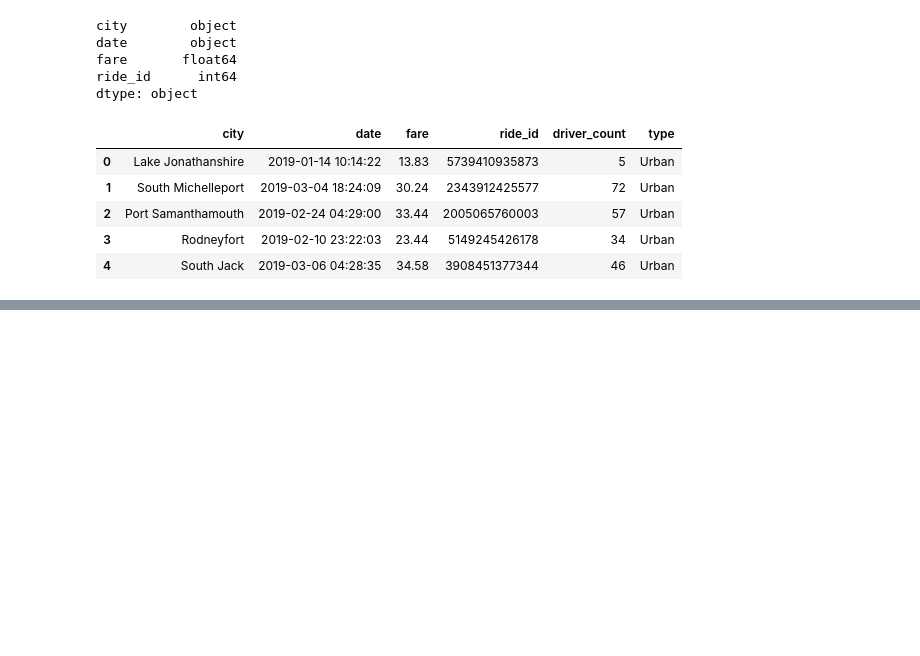
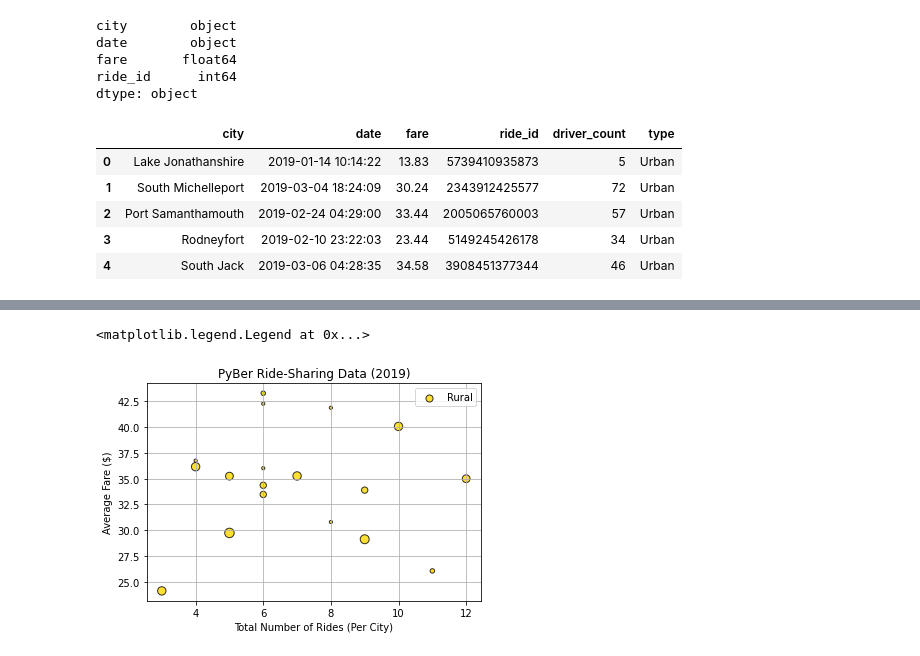
Before and after one commit to loraleonida/PyBer_Analysis, a Jupyter notebook: PyBer.ipynb, the cells around one changed output, grey strips where cells are left out. Drawn from its saved outputs; the diff is of its cells as text; code cells hidden in the pictures; blank space fills up the shorter version.

```diff
--- a/PyBer.ipynb
+++ b/PyBer.ipynb
@@ -127,0 +150,4 @@ pyber_data_df.head()
+# %%
+# Create the Rural cities DataFrame
+rural_cities_df = pyber_data_df[pyber_data_df["type"] == "Rural"]
+rural_cities_df.head()
@@ -127,0 +185,4 @@ pyber_data_df.head()
+# %%
+# Get the number of rides for rural cities
+rural_ride_count = rural_cities_df.groupby(["city"]).count()["ride_id"]
+rural_ride_count.head()
@@ -127,0 +221,4 @@ pyber_data_df.head()
+# %%
+# Get the average fare for each city in the rural cities
+rural_avg_fare = rural_cities_df.groupby(["city"]).mean()["fare"]
+rural_avg_fare.head()
@@ -127,0 +257,4 @@ pyber_data_df.head()
+# %%
+# Get the average number of drivers for each rural city
+rural_driver_count = rural_cities_df.groupby(["city"]).mean()["driver_count"]
+rural_driver_count.head()
@@ -127,0 +305,18 @@ pyber_data_df.head()
+# %%
+# Create the Rural Cities Scatter Plot
+plt.scatter(rural_ride_count,
+            rural_avg_fare,
+            color = "gold",
+            edgecolor = "black",
+            linewidths = 1,
+            alpha= 0.8,
+            label= "Rural",
+            s= [10 * rural_driver_count])
+plt.title("PyBer Ride-Sharing Data (2019)")
+plt.xlabel("Total Number of Rides (Per City)")
+plt.ylabel("Average Fare ($)")
+plt.grid(True)
+plt.legend()
+# %% [output]
+<matplotlib.legend.Legend at 0x...>
+[figure, added]
```
Also changed, not shown: parts of 15 cells of this notebook.
